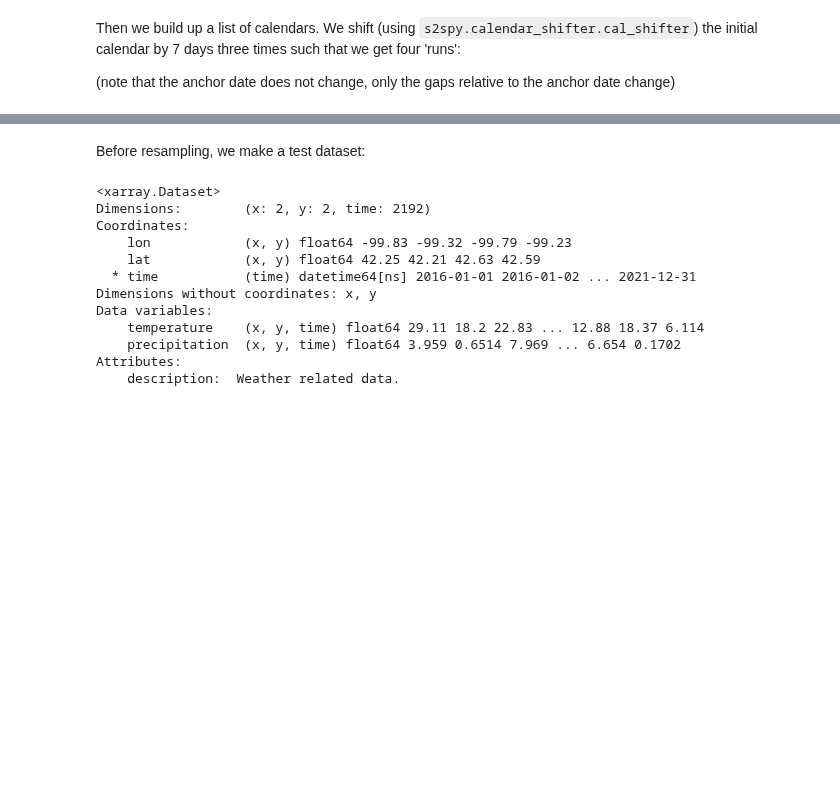
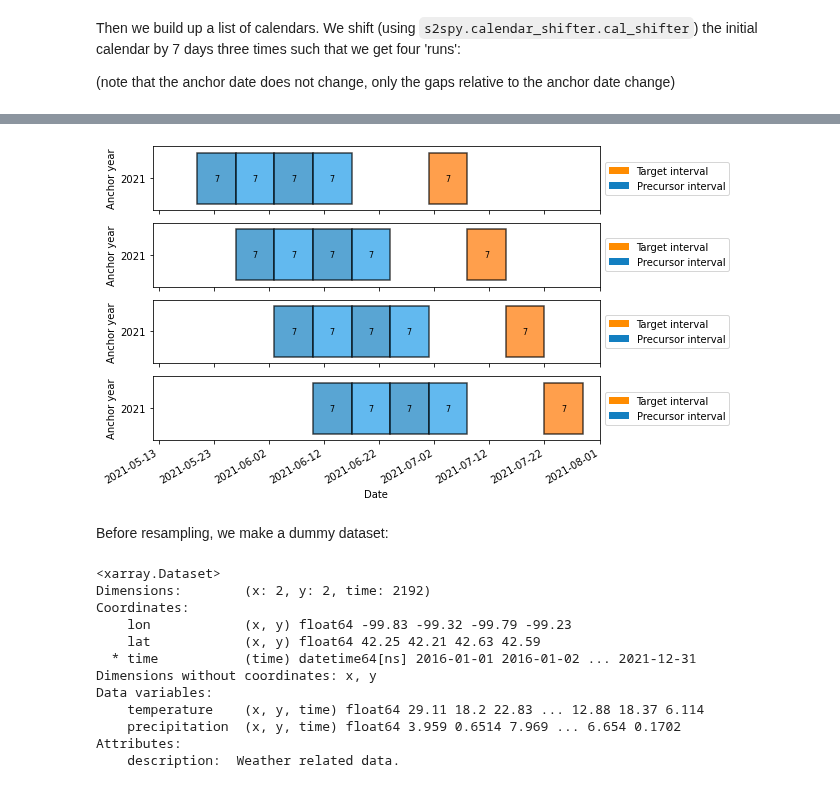
Before and after one commit to AI4S2S/s2spy, a Jupyter notebook: notebooks/tutorial_calendar_shifter.ipynb, the cells around one changed output, grey strips where cells are left out. Saved outputs shown, nothing was run; the diff lists cells and outputs as text; code cells hidden in the pictures; blank space fills up the shorter version.

Commit message:
added staggered calendar and tests

```diff
--- a/notebooks/tutorial_calendar_shifter.ipynb
+++ b/notebooks/tutorial_calendar_shifter.ipynb
@@ -55,0 +35,10 @@ Calendar(
+# %%
+cal = s2spy.time.Calendar(anchor='07-01')
+cal.add_interval("target", "7d")
+cal.add_interval("precursor", "7d", gap="14d")
+for _ in range(3):
+    cal.add_interval("precursor", "7d")
+#cal.add_intervals("target", "7d")
+#cal.add_intervals("precursor", "7d", gap="14d")
+#cal.add_intervals("precursor", "7d", n=3)
+cal
@@ -85,0 +62,3 @@ cal_list
+# %%
+cal_list =  s2spy.calendar_shifter.staggered_calendar(cal, shift='7d', n_shifts=3)
+cal_list
@@ -93,3 +84,0 @@ Visualize:
-# %%
-for cal in cal_list:
-    cal.visualize(relative_dates=True, show_length=True)
@@ -101,5 +85,16 @@ for cal in cal_list:
+# %%
+for cal in cal_list:
+    cal.map_years(2021,2021)
+
+fig, axes = plt.subplots(nrows=len(cal_list), sharex=True, figsize=(8,6))
+for i, cal in enumerate(cal_list):
+    cal.visualize(n_years=1, relative_dates=False, show_length=True, ax=axes[i])
+axes[-1].set_xlim([np.datetime64("2021-05-12"), np.datetime64("2021-08-01")])
+fig.autofmt_xdate()
+# %% [output]
+[figure, added]
 # %% [markdown]
-Before resampling, we make a test dataset:
+Before resampling, we make a dummy dataset:
 # %%
 import xarray as xr
 import numpy as np
```
Also changed, not shown: parts of 16 cells of this notebook, 2 other files.
